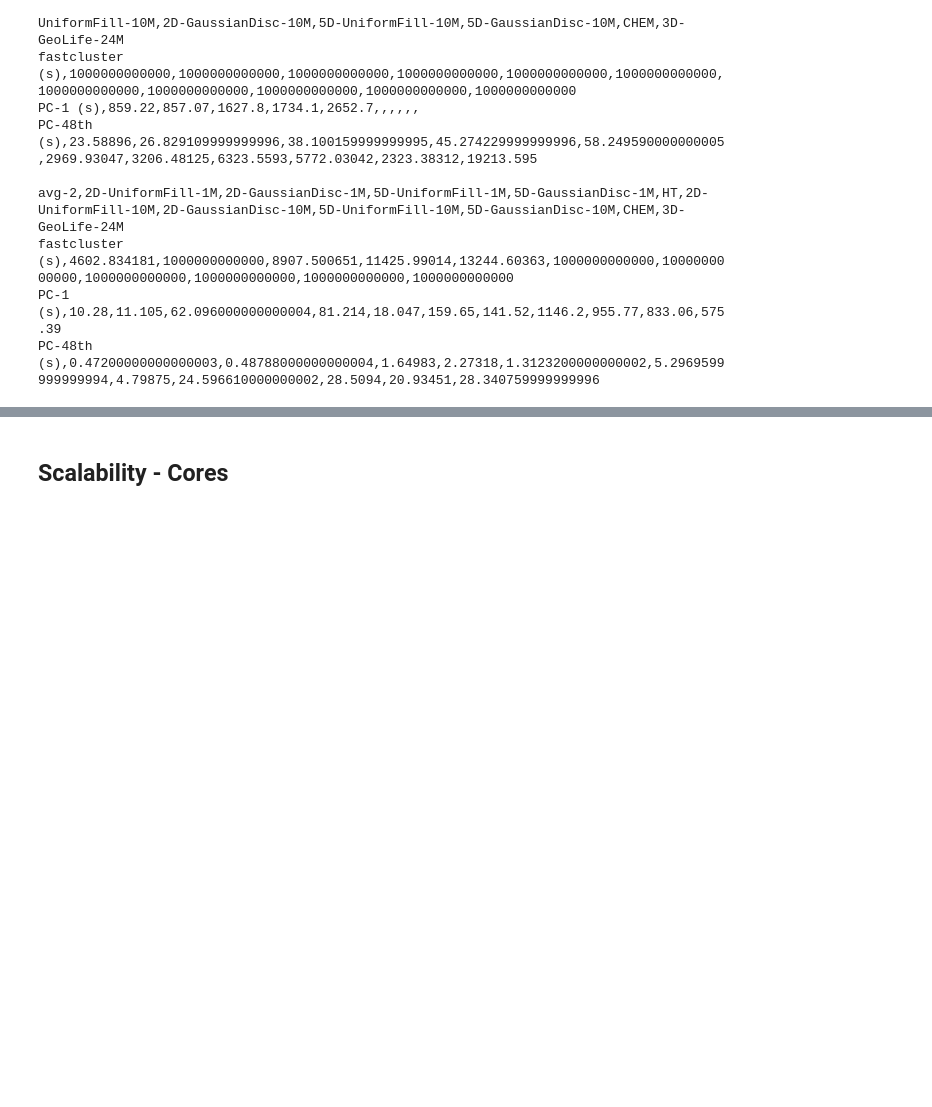
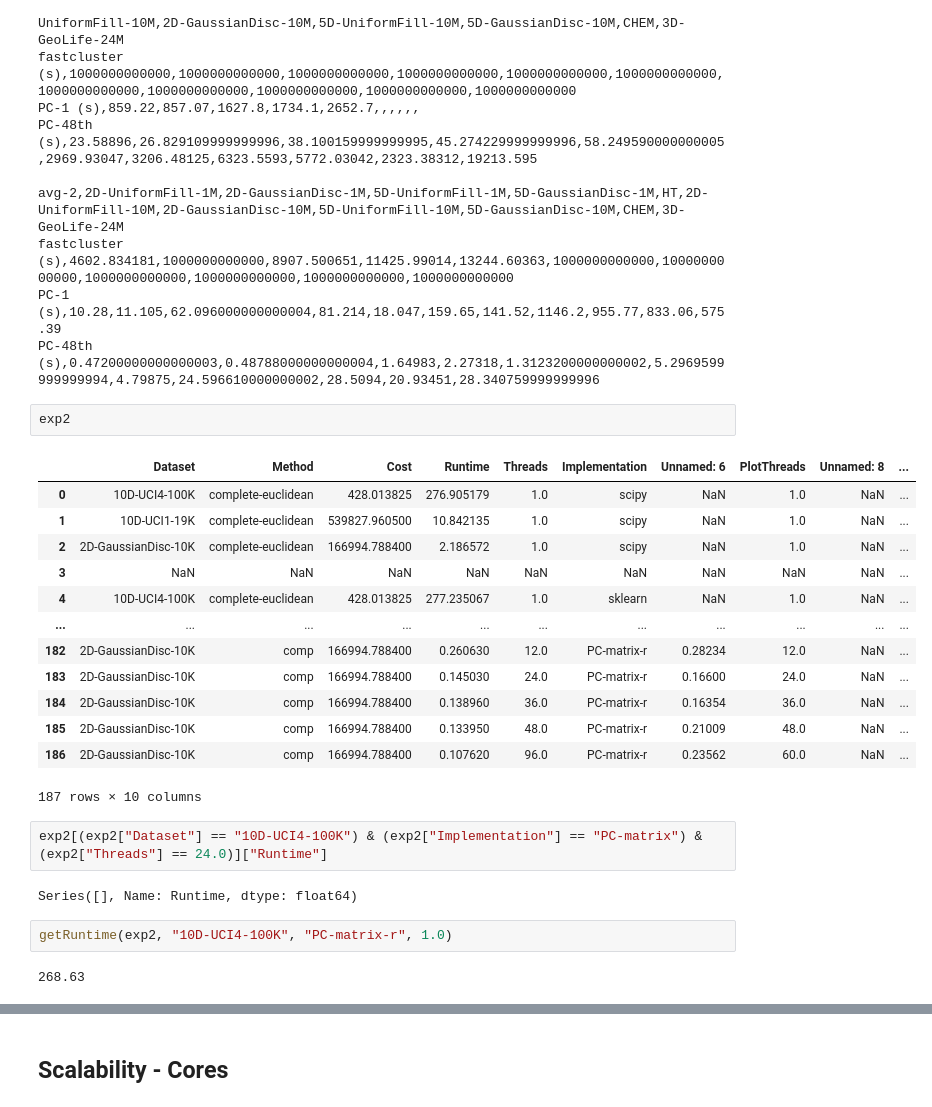
Before and after one commit to yushangdi/parChain, a Jupyter notebook: outputs/Plots2.ipynb, the cells around one changed output, grey strips where cells are left out. Drawn from its saved outputs; the diff is of its cells as text; blank space fills up the shorter version.

```diff
--- a/outputs/Plots2.ipynb
+++ b/outputs/Plots2.ipynb
@@ -178,3 +180,27 @@ avg-2,2D-UniformFill-1M,2D-GaussianDisc-1M,5D-UniformFill-1M,5D-GaussianDisc-1M,
 fastcluster (s),4602.834181,1000000000000,8907.500651,11425.99014,13244.60363,1000000000000,1000000000000,1000000000000,1000000000000,1000000000000,1000000000000
 PC-1 (s),10.28,11.105,62.096000000000004,81.214,18.047,159.65,141.52,1146.2,955.77,833.06,575.39
 PC-48th (s),0.47200000000000003,0.48788000000000004,1.64983,2.27318,1.3123200000000002,5.2969599999999994,4.79875,24.596610000000002,28.5094,20.93451,28.340759999999996
+# %%
+exp2
+# %% [output]
+|  | Dataset | Method | Cost | Runtime | Threads | Implementation | Unnamed: 6 | PlotThreads | Unnamed: 8 | ... |
+| 0 | 10D-UCI4-100K | complete-euclidean | 428.013825 | 276.905179 | 1.0 | scipy | NaN | 1.0 | NaN | ... |
+| 1 | 10D-UCI1-19K | complete-euclidean | 539827.960500 | 10.842135 | 1.0 | scipy | NaN | 1.0 | NaN | ... |
+| 2 | 2D-GaussianDisc-10K | complete-euclidean | 166994.788400 | 2.186572 | 1.0 | scipy | NaN | 1.0 | NaN | ... |
+| 3 | NaN | NaN | NaN | NaN | NaN | NaN | NaN | NaN | NaN | ... |
+| 4 | 10D-UCI4-100K | complete-euclidean | 428.013825 | 277.235067 | 1.0 | sklearn | NaN | 1.0 | NaN | ... |
+| ... | ... | ... | ... | ... | ... | ... | ... | ... | ... | ... |
+| 182 | 2D-GaussianDisc-10K | comp | 166994.788400 | 0.260630 | 12.0 | PC-matrix-r | 0.28234 | 12.0 | NaN | ... |
+| 183 | 2D-GaussianDisc-10K | comp | 166994.788400 | 0.145030 | 24.0 | PC-matrix-r | 0.16600 | 24.0 | NaN | ... |
+| 184 | 2D-GaussianDisc-10K | comp | 166994.788400 | 0.138960 | 36.0 | PC-matrix-r | 0.16354 | 36.0 | NaN | ... |
+| 185 | 2D-GaussianDisc-10K | comp | 166994.788400 | 0.133950 | 48.0 | PC-matrix-r | 0.21009 | 48.0 | NaN | ... |
+| 186 | 2D-GaussianDisc-10K | comp | 166994.788400 | 0.107620 | 96.0 | PC-matrix-r | 0.23562 | 60.0 | NaN | ... |
+187 rows × 10 columns
+# %%
+exp2[(exp2["Dataset"] == "10D-UCI4-100K") & (exp2["Implementation"] == "PC-matrix") & (exp2["Threads"] == 24.0)]["Runtime"]
+# %% [output]
+Series([], Name: Runtime, dtype: float64)
+# %%
+getRuntime(exp2, "10D-UCI4-100K", "PC-matrix-r", 1.0)
+# %% [output]
+268.63
```
Also changed, not shown: parts of 10 cells of this notebook, 3 other files.
